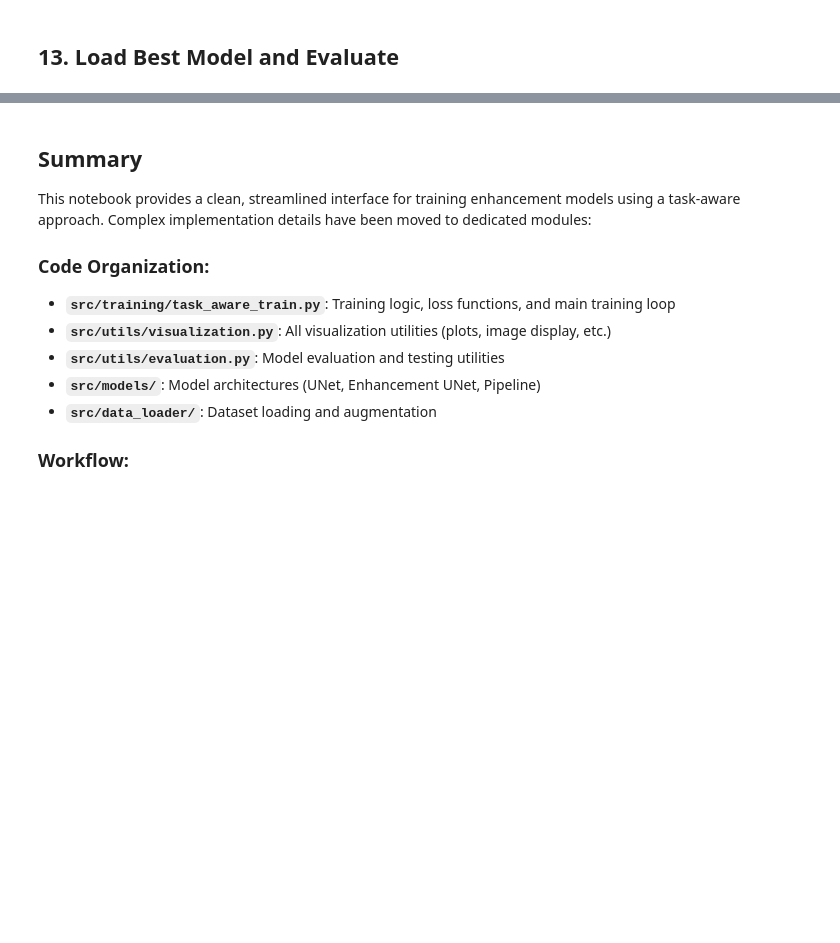
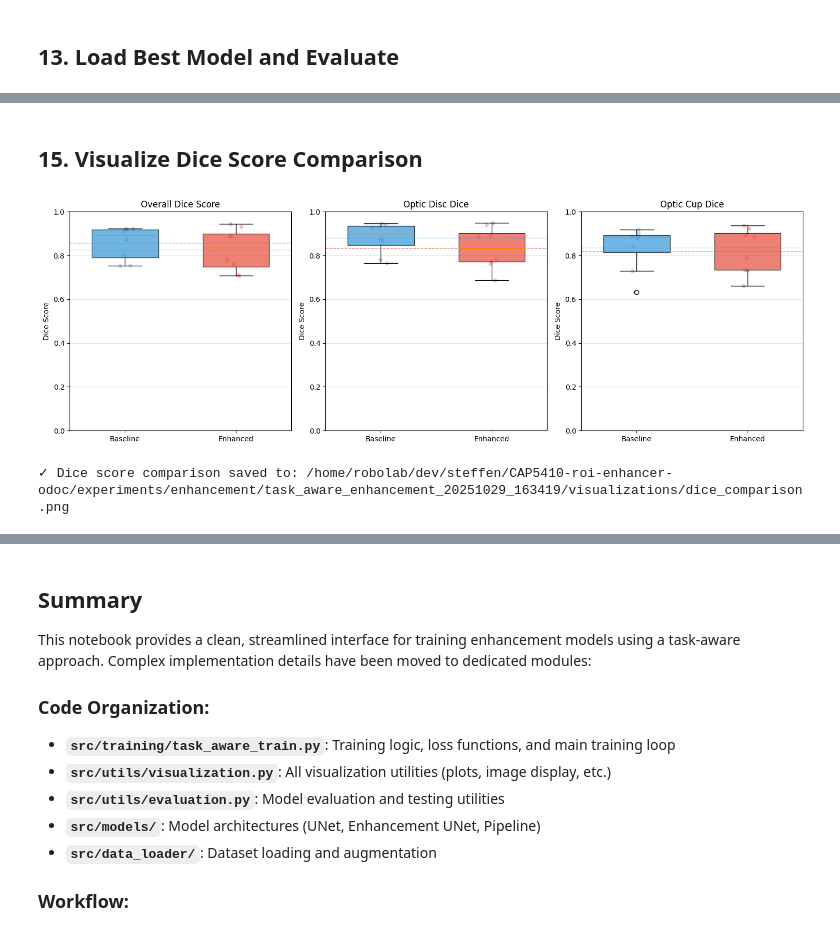
Before and after one commit to SebastianSiedler/CAP5410-roi-enhancer-odoc, a Jupyter notebook: notebooks/train_enhancement_model.ipynb, the cells around one changed output, grey strips where cells are left out. Drawn from its saved outputs; the diff is of its cells as text; code cells hidden in the pictures; blank space fills up the shorter version.

Commit message:
feat: include metrics and plots

```diff
--- a/notebooks/train_enhancement_model.ipynb
+++ b/notebooks/train_enhancement_model.ipynb
@@ -87,8 +87,8 @@ config = {
     'segmentation_channels': 64,     # Base channels for segmentation model
 
     # Training Hyperparameters
-    'epochs': 50,                    # Number of training epochs
-    'batch_size': 8,                 # Batch size (adjust based on GPU memory)
+    'epochs': 20,                    # Number of training epochs
+    'batch_size': 16,                 # Batch size (adjust based on GPU memory)
     'lr': 0.0002,                    # Learning rate
     'lambda_dice': 1.0,              # Weight for task-aware Dice loss
     'lambda_perceptual': 0.1,        # Weight for perceptual/quality loss
@@ -116,6 +116,11 @@ for key, value in config.items():
     print(f"  {key}: {value}")
 print("=" * 80)
 print(f"\nExperiment directory: {exp_dir}")
+
+# Clear GPU cache before moving to device
+if config['device'] == 'cuda':
+    print("Clearing GPU cache...")
+    torch.cuda.empty_cache()
 # %% [output]
 Configuration:
 ================================================================================
@@ -724,7 +710,8 @@ print(f"Training history plot saved to: {save_path}")
 ## 13. Load Best Model and Evaluate
 # %%
 # Load best checkpoint
-best_checkpoint_path = exp_dir / 'checkpoints' / 'best_model.pth'
+#best_checkpoint_path = exp_dir / 'checkpoints' / 'best_model.pth'
+best_checkpoint_path = '/home/robolab/dev/steffen/CAP5410-roi-enhancer-odoc/experiments/enhancement/task_aware_enhancement_20251029_143656/checkpoints/best_model.pth'
 print(f"Loading best model from: {best_checkpoint_path}")
 
 best_checkpoint = torch.load(best_checkpoint_path, map_location=config['device'], weights_only=False)
@@ -768,0 +869,53 @@ print(f"Test results saved to: {save_path}")
+# %% [markdown]
+## 15. Visualize Dice Score Comparison
+# %%
+# Create comparison plots
+fig, axes = plt.subplots(1, 3, figsize=(15, 5))
+
+metrics_to_plot = ['overall', 'disc', 'cup']
+titles = ['Overall Dice Score', 'Optic Disc Dice', 'Optic Cup Dice']
+colors = ['#3498db', '#e74c3c']
+
+for idx, (metric, title) in enumerate(zip(metrics_to_plot, titles)):
+    ax = axes[idx]
+
+    baseline_scores = baseline_dice_scores[metric]
+    enhanced_scores = enhanced_dice_scores[metric]
+
+    # Box plot comparison
+    bp = ax.boxplot(
+        [baseline_scores, enhanced_scores],
+        labels=['Baseline', 'Enhanced'],
+        patch_artist=True,
+        widths=0.6
+    )
+
+    # Color the boxes
+    for patch, color in zip(bp['boxes'], colors):
+        patch.set_facecolor(color)
+        patch.set_alpha(0.7)
+
+    # Add individual points
+    x_baseline = np.random.normal(1, 0.04, len(baseline_scores))
+    x_enhanced = np.random.normal(2, 0.04, len(enhanced_scores))
+    ax.scatter(x_baseline, baseline_scores, alpha=0.3, s=20, color=colors[0])
+    ax.scatter(x_enhanced, enhanced_scores, alpha=0.3, s=20, color=colors[1])
+
+    # Add mean lines
+    ax.axhline(np.mean(baseline_scores), color=colors[0], linestyle='--', alpha=0.5, linewidth=1)
+    ax.axhline(np.mean(enhanced_scores), color=colors[1], linestyle='--', alpha=0.5, linewidth=1)
+
+    ax.set_ylabel('Dice Score')
+    ax.set_title(title)
+    ax.set_ylim([0, 1])
+    ax.grid(axis='y', alpha=0.3)
+
+plt.tight_layout()
+save_path = exp_dir / 'visualizations' / 'dice_comparison.png'
+plt.savefig(save_path, dpi=150, bbox_inches='tight')
+plt.show()
+
+print(f"\n✓ Dice score comparison saved to: {save_path}")
+# %% [output]
+[figure, added]
+✓ Dice score comparison saved to: /home/robolab/dev/steffen/CAP5410-roi-enhancer-odoc/experiments/enhancement/task_aware_enhancement_20251029_163419/visualizations/dice_comparison.png
```
Also changed, not shown: parts of 16 cells of this notebook, 3 other files.
